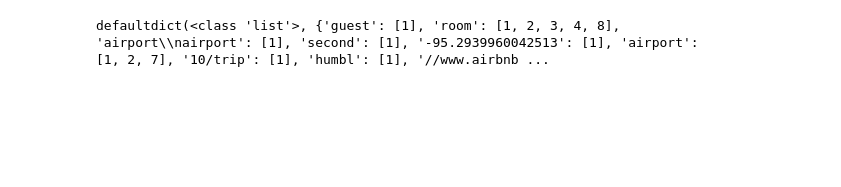
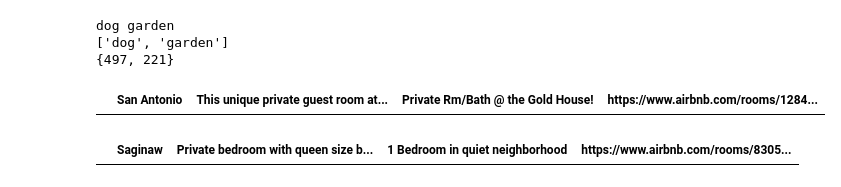
Before and after one commit to samin91/Creating-Two-Different-Search-Engines, a Jupyter notebook: aris homework 3 (1).ipynb, the cells around one changed output. Drawn from its saved outputs; the diff is of its cells as text; code cells hidden in the pictures; blank space fills up the shorter version.

```diff
--- a/aris homework 3 (1).ipynb
+++ b/aris homework 3 (1).ipynb
@@ -24,21 +59,21 @@ with open('Airbnb_Texas_Rentals.csv','r',encoding="utf8") as csv_file:
                     new_files.write(row)
 # %%
 voc = []
-for i in range(1,10):
+for i in range(1,1000):
     sub_voc = []
 
     with open('doc_' + str(i) + '.tsv','r+',encoding="utf8") as opened_files:
         csv_reader = csv.reader(opened_files, delimiter = '\t')
 
         for line in csv_reader:
+            line = list(line[1:3])
             for field in line:
                 tokens = nltk.word_tokenize(field)
 
                 ps = PorterStemmer()
                 tokens = [ps.stem(token) for token in tokens if token not in stopwords.words('english') if token not in ".,'()"]
 
-                #for i, value in enumerate(vocabulary.keys()):
-                #    vocabulary[value] = i
+
                 sub_voc.append(tokens)
 
     doci_dict = dict.fromkeys(set([item for sublist in sub_voc for item in sublist]), i)
@@ -46,6 +81,38 @@ for i in range(1,10):
 
 d = defaultdict(list)
 voc = {d[key].append(subdict[key])  for subdict in voc for key in subdict}
-print(d)
-# %% [output]
-defaultdict(<class 'list'>, {'guest': [1], 'room': [1, 2, 3, 4, 8], 'airport\\nairport': [1], 'second': [1], '-95.2939960042513': [1], 'airport': [1, 2, 7], '10/trip': [1], 'humbl': [1], '//www.airbnb ...
+# %%
+query = input()
+tokens = nltk.word_tokenize(query)
+query_tokens = [ps.stem(token) for token in tokens if token not in stopwords.words('english') if token not in ".,'()"]
+print(query_tokens)
+all_docs = []
+for token in query_tokens:
+    if token in d:
+        all_docs.append(d[token])
+
+new_list = [set(list_) for list_ in all_docs]
+shared_doc_indxs = set.intersection(*new_list)
+print(shared_doc_indxs)
+
+
+#print(query_tokens)
+#today i worked really hard home view
+# %% [output]
+dog garden
+['dog', 'garden']
+{497, 221}
+# %%
+all_results = []
+for index in shared_doc_indxs:
+    with open('doc_' + str(index) + '.tsv','r',encoding="utf8") as opened_files:
+        result = pd.read_csv(opened_files, sep = '\t')
+        all_results.append(result)
+#ICD.display(all_results)
+        #all_results.append(result)
+
+for df in all_results:
+    ICD.display(df)
+# %% [output]
+|  | San Antonio | This unique private guest room at... | Private Rm/Bath @ the Gold House! | https://www.airbnb.com/rooms/1284... |
+|  | Saginaw | Private bedroom with queen size b... | 1 Bedroom in quiet neighborhood | https://www.airbnb.com/rooms/8305... |
```
Also changed, not shown: parts of 5 cells of this notebook.
